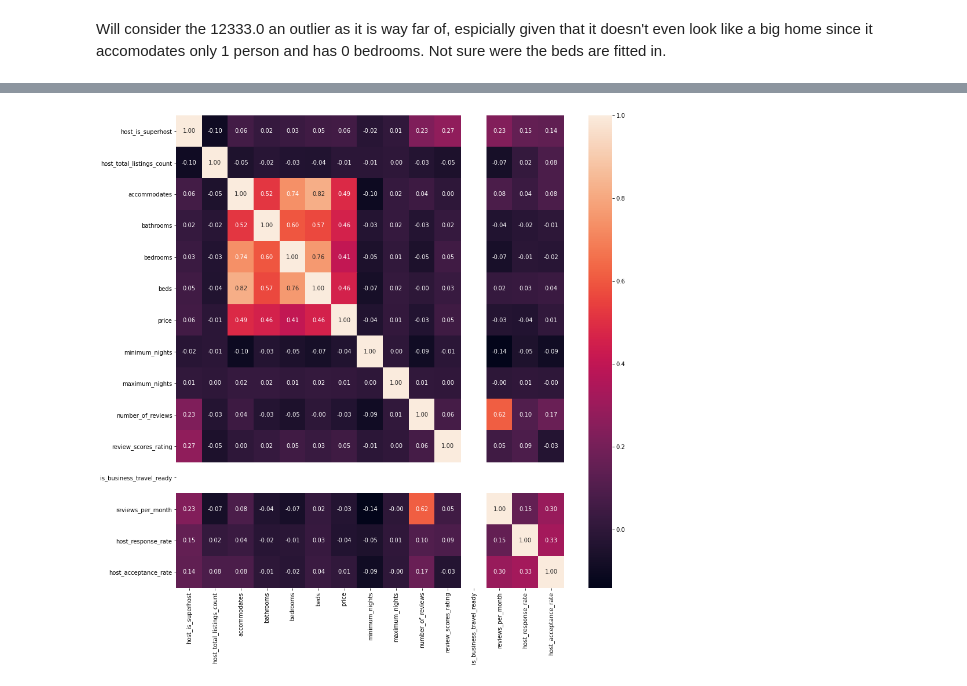
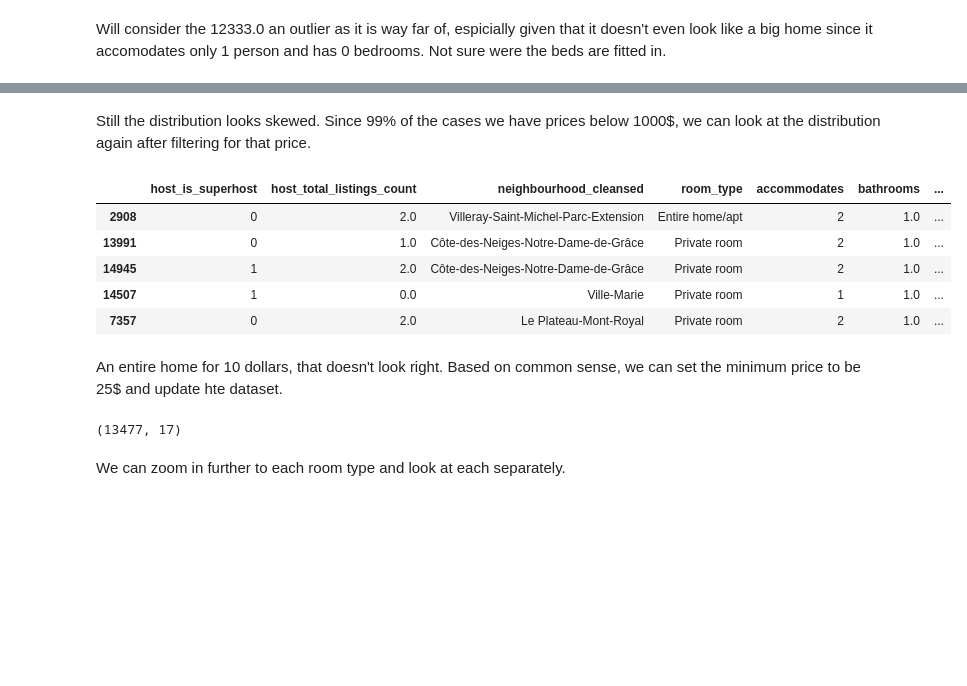
Before and after one commit to FaiBarazi/airbnb_mtl_prices, a Jupyter notebook: airbnb_mtl_prices.ipynb, the cells around one changed output, grey strips where cells are left out. Saved outputs shown, nothing was run; the diff lists cells and outputs as text; code cells hidden in the pictures; blank space fills up the shorter version.

```diff
--- a/airbnb_mtl_prices.ipynb
+++ b/airbnb_mtl_prices.ipynb
@@ -400,8 +472,23 @@ We will look at the prices for the private room vs the Entire home here.
+# %% [markdown]
+Still the distribution looks skewed. Since 99% of the cases we have prices below 1000$, we can look at the distribution again after filtering for that price.
+# %%
+df_pred.sort_values('price',ascending=True).head()
+# %% [output]
+|  | host_is_superhost | host_total_listings_count | neighbourhood_cleansed | room_type | accommodates | bathrooms | ... |
+| 2908 | 0 | 2.0 | Villeray-Saint-Michel-Parc-Extension | Entire home/apt | 2 | 1.0 | ... |
+| 13991 | 0 | 1.0 | Côte-des-Neiges-Notre-Dame-de-Grâce | Private room | 2 | 1.0 | ... |
+| 14945 | 1 | 2.0 | Côte-des-Neiges-Notre-Dame-de-Grâce | Private room | 2 | 1.0 | ... |
+| 14507 | 1 | 0.0 | Ville-Marie | Private room | 1 | 1.0 | ... |
+| 7357 | 0 | 2.0 | Le Plateau-Mont-Royal | Private room | 2 | 1.0 | ... |
+# %% [markdown]
+An entire home for 10 dollars, that doesn't look right. Based on common sense, we can set the minimum price to be 25$ and update hte dataset.
+# %%
+df_pred = df_pred[df_pred['price'] >= 25 ]
+df_pred.shape
+# %% [output]
+(13477, 17)
+# %% [markdown]
+We can zoom in further to each room type and look at each separately.
 # %%
 df_private_room = df_pred[df_pred['room_type'] == 'Private room']
 df_entire_home = df_pred[df_pred['room_type'] == 'Entire home/apt']
-# %%
-fig, ax = plt.subplots(figsize=(15,15))
-sns.heatmap(df_entire_home.corr(), annot=True, fmt=".2f", ax=ax);
-# %% [output]
-[figure, removed]
```
Also changed, not shown: parts of 62 cells of this notebook.
